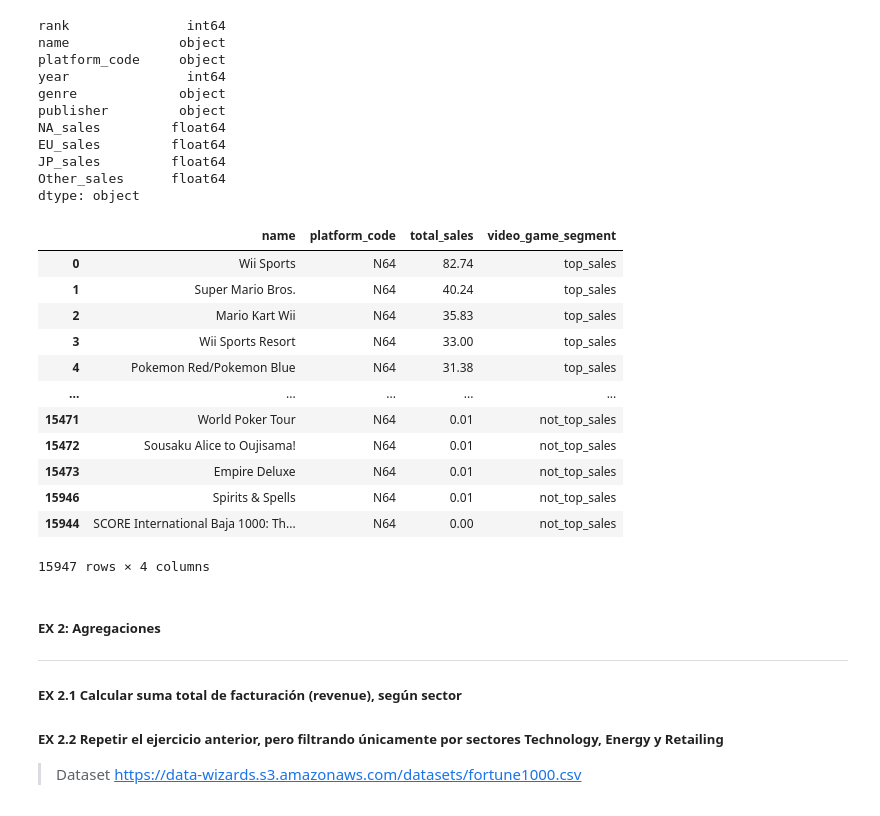
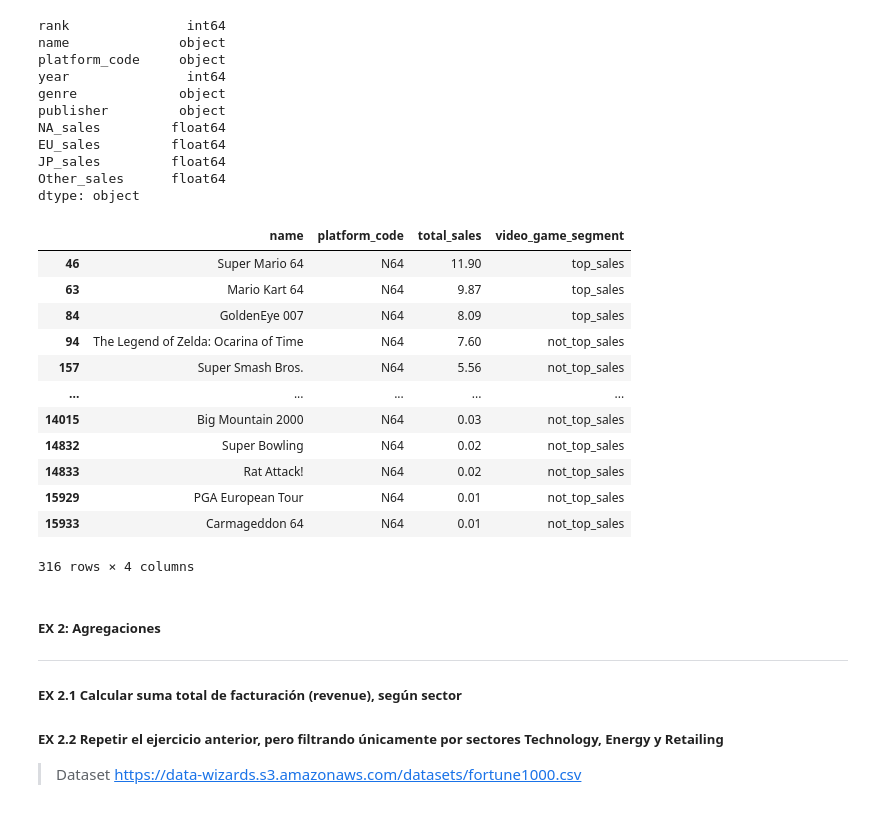
Before and after one commit to jmartinbellido/Repsol, a Jupyter notebook: Notebook_3_Manipulacion.ipynb, the cells around one changed output. Saved outputs shown, nothing was run; the diff lists cells and outputs as text; code cells hidden in the pictures.

```diff
--- a/Notebook_3_Manipulacion.ipynb
+++ b/Notebook_3_Manipulacion.ipynb
@@ -446,24 +446,24 @@ Other_sales      float64
 dtype: object
 # %%
 df_videogames["total_sales"] = df_videogames["NA_sales"] + df_videogames["EU_sales"] + df_videogames["JP_sales"] + df_videogames["Other_sales"]
-df_videogames["video_game_segment"] = np.where(df_videogames["total_sales"]>30,'top_sales','not_top_sales')
+df_videogames["video_game_segment"] = np.where(df_videogames["total_sales"]>8,'top_sales','not_top_sales')
 
 cond = df_videogames["platform_code"] == 'N64'
 df_videogames[cond][['name','platform_code','total_sales','video_game_segment']].sort_values('total_sales',ascending=False)
 # %% [output]
 |  | name | platform_code | total_sales | video_game_segment |
-| 0 | Wii Sports | N64 | 82.74 | top_sales |
-| 1 | Super Mario Bros. | N64 | 40.24 | top_sales |
-| 2 | Mario Kart Wii | N64 | 35.83 | top_sales |
-| 3 | Wii Sports Resort | N64 | 33.00 | top_sales |
-| 4 | Pokemon Red/Pokemon Blue | N64 | 31.38 | top_sales |
+| 46 | Super Mario 64 | N64 | 11.90 | top_sales |
+| 63 | Mario Kart 64 | N64 | 9.87 | top_sales |
+| 84 | GoldenEye 007 | N64 | 8.09 | top_sales |
+| 94 | The Legend of Zelda: Ocarina of Time | N64 | 7.60 | not_top_sales |
+| 157 | Super Smash Bros. | N64 | 5.56 | not_top_sales |
 | ... | ... | ... | ... | ... |
-| 15471 | World Poker Tour | N64 | 0.01 | not_top_sales |
-| 15472 | Sousaku Alice to Oujisama! | N64 | 0.01 | not_top_sales |
-| 15473 | Empire Deluxe | N64 | 0.01 | not_top_sales |
-| 15946 | Spirits & Spells | N64 | 0.01 | not_top_sales |
-| 15944 | SCORE International Baja 1000: Th... | N64 | 0.00 | not_top_sales |
+| 14015 | Big Mountain 2000 | N64 | 0.03 | not_top_sales |
+| 14832 | Super Bowling | N64 | 0.02 | not_top_sales |
+| 14833 | Rat Attack! | N64 | 0.02 | not_top_sales |
+| 15929 | PGA European Tour | N64 | 0.01 | not_top_sales |
+| 15933 | Carmageddon 64 | N64 | 0.01 | not_top_sales |
-15947 rows × 4 columns
+316 rows × 4 columns
 # %% [markdown]
 ##### EX 2: Agregaciones
 ---
```
Also changed, not shown: parts of 1 cell of this notebook.
